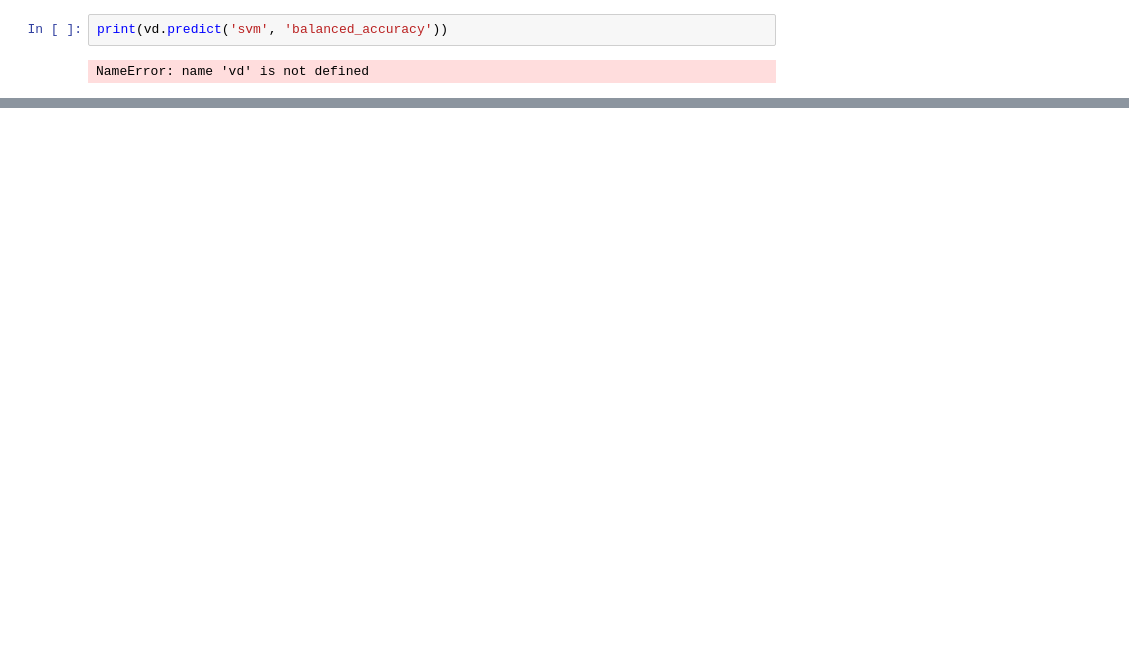
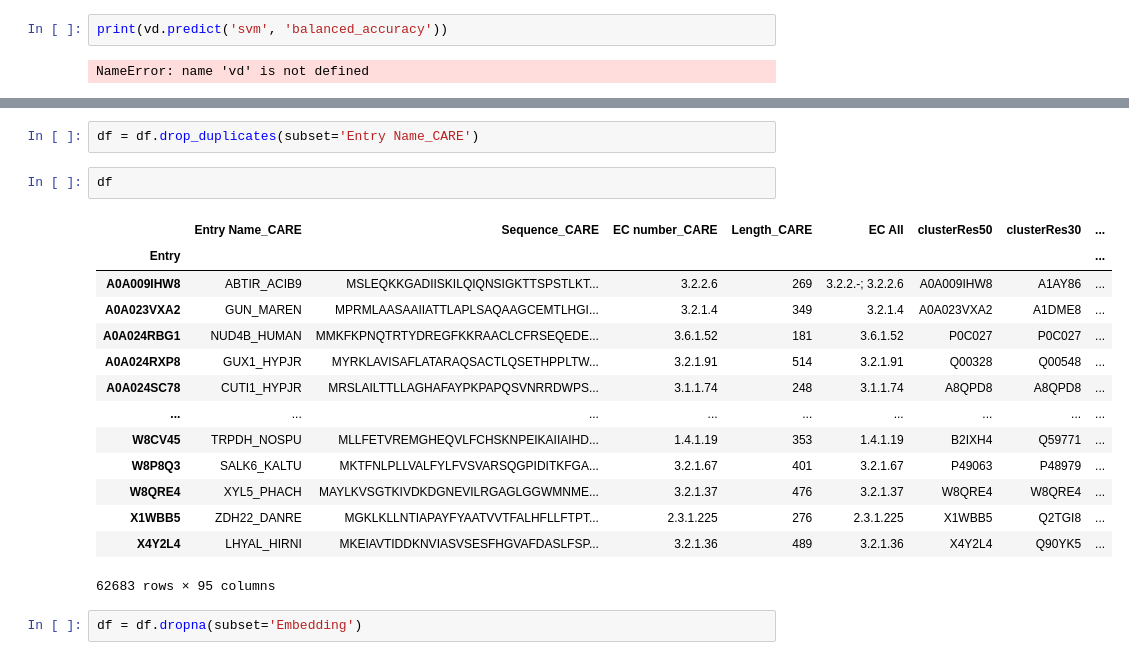
Before and after one commit to ArianeMora/scivae, a Jupyter notebook: example/VAE protein chem encoder.ipynb, the cells around one changed output, grey strips where cells are left out. Drawn from its saved outputs; the diff is of its cells as text; blank space fills up the shorter version.

```diff
--- a/example/VAE protein chem encoder.ipynb
+++ b/example/VAE protein chem encoder.ipynb
@@ -217,0 +259,21 @@ NameError: name 'vd' is not defined
+# %%
+df = df.drop_duplicates(subset='Entry Name_CARE')
+# %%
+df
+# %% [output]
+|  | Entry Name_CARE | Sequence_CARE | EC number_CARE | Length_CARE | EC All | clusterRes50 | clusterRes30 | ... |
+| Entry |  |  |  |  |  |  |  | ... |
+| A0A009IHW8 | ABTIR_ACIB9 | MSLEQKKGADIISKILQIQNSIGKTTSPSTLKT... | 3.2.2.6 | 269 | 3.2.2.-; 3.2.2.6 | A0A009IHW8 | A1AY86 | ... |
+| A0A023VXA2 | GUN_MAREN | MPRMLAASAAIIATTLAPLSAQAAGCEMTLHGI... | 3.2.1.4 | 349 | 3.2.1.4 | A0A023VXA2 | A1DME8 | ... |
+| A0A024RBG1 | NUD4B_HUMAN | MMKFKPNQTRTYDREGFKKRAACLCFRSEQEDE... | 3.6.1.52 | 181 | 3.6.1.52 | P0C027 | P0C027 | ... |
+| A0A024RXP8 | GUX1_HYPJR | MYRKLAVISAFLATARAQSACTLQSETHPPLTW... | 3.2.1.91 | 514 | 3.2.1.91 | Q00328 | Q00548 | ... |
+| A0A024SC78 | CUTI1_HYPJR | MRSLAILTTLLAGHAFAYPKPAPQSVNRRDWPS... | 3.1.1.74 | 248 | 3.1.1.74 | A8QPD8 | A8QPD8 | ... |
+| ... | ... | ... | ... | ... | ... | ... | ... | ... |
+| W8CV45 | TRPDH_NOSPU | MLLFETVREMGHEQVLFCHSKNPEIKAIIAIHD... | 1.4.1.19 | 353 | 1.4.1.19 | B2IXH4 | Q59771 | ... |
+| W8P8Q3 | SALK6_KALTU | MKTFNLPLLVALFYLFVSVARSQGPIDITKFGA... | 3.2.1.67 | 401 | 3.2.1.67 | P49063 | P48979 | ... |
+| W8QRE4 | XYL5_PHACH | MAYLKVSGTKIVDKDGNEVILRGAGLGGWMNME... | 3.2.1.37 | 476 | 3.2.1.37 | W8QRE4 | W8QRE4 | ... |
+| X1WBB5 | ZDH22_DANRE | MGKLKLLNTIAPAYFYAATVVTFALHFLLFTPT... | 2.3.1.225 | 276 | 2.3.1.225 | X1WBB5 | Q2TGI8 | ... |
+| X4Y2L4 | LHYAL_HIRNI | MKEIAVTIDDKNVIASVSESFHGVAFDASLFSP... | 3.2.1.36 | 489 | 3.2.1.36 | X4Y2L4 | Q90YK5 | ... |
+62683 rows × 95 columns
+# %%
+df = df.dropna(subset='Embedding')
```
Also changed, not shown: parts of 11 cells of this notebook.
